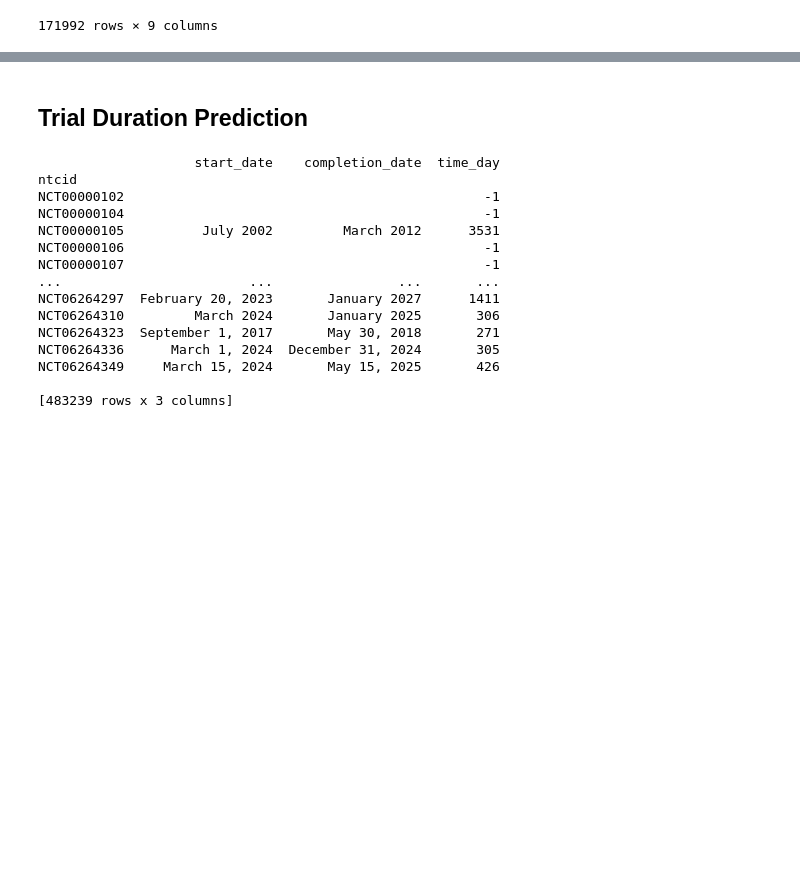
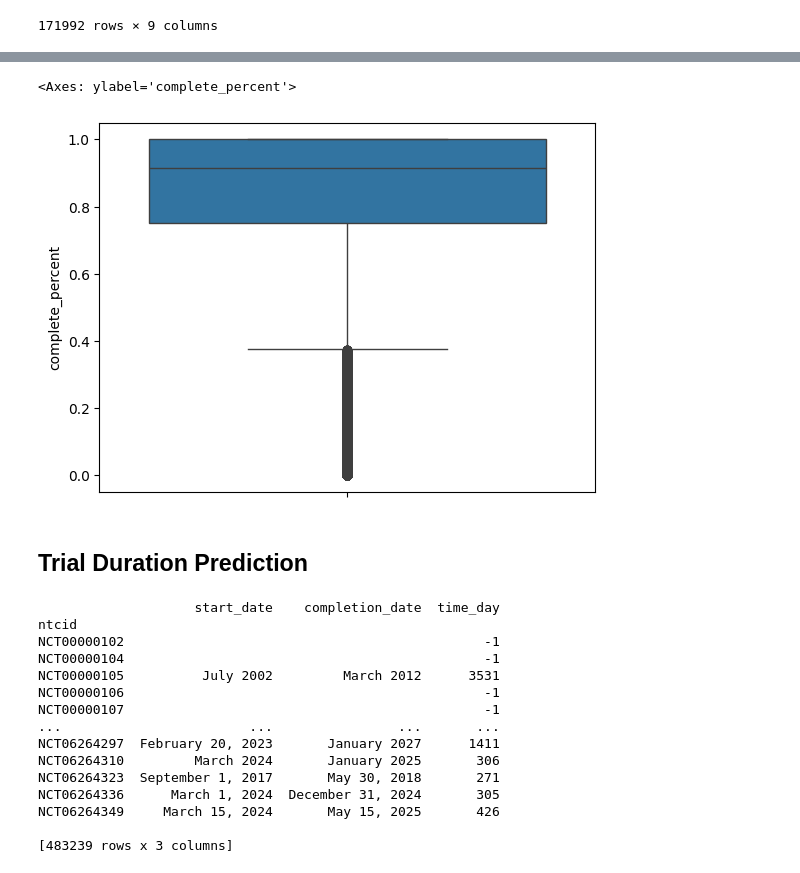
Before and after one commit to huyjj/Clinical, a Jupyter notebook: generate_target.ipynb, the cells around one changed output, grey strips where cells are left out. Drawn from its saved outputs; the diff is of its cells as text; code cells hidden in the pictures; blank space fills up the shorter version.

```diff
--- a/generate_target.ipynb
+++ b/generate_target.ipynb
@@ -26,3 +104,8 @@ raw_data
+# %%
+sns.boxplot(data = participantsflow_df, y='complete_percent')
+# %% [output]
+<Axes: ylabel='complete_percent'>
+[figure, added]
 # %% [markdown]
 ## Trial Duration Prediction
 # %%
```
Also changed, not shown: parts of 6 cells of this notebook, 1 other file.
